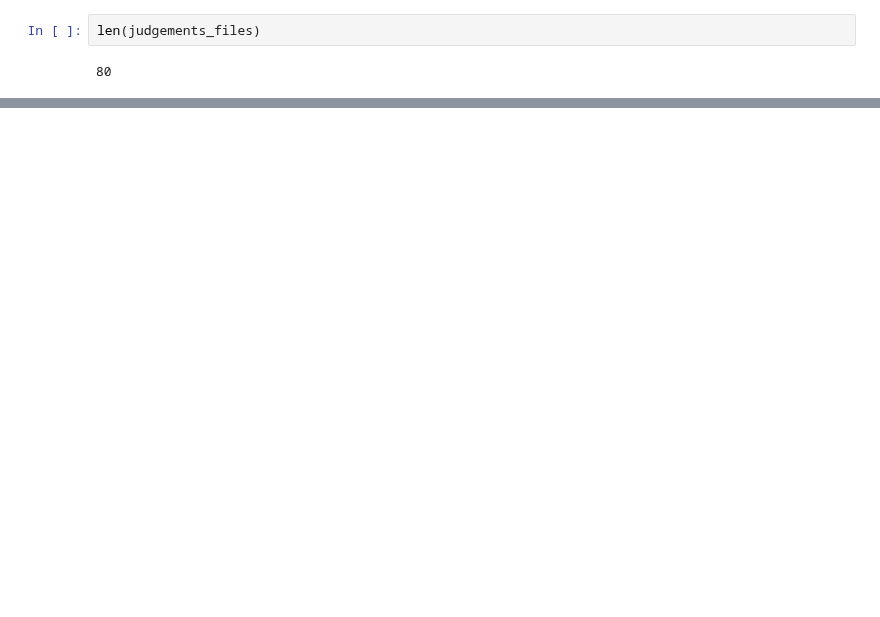
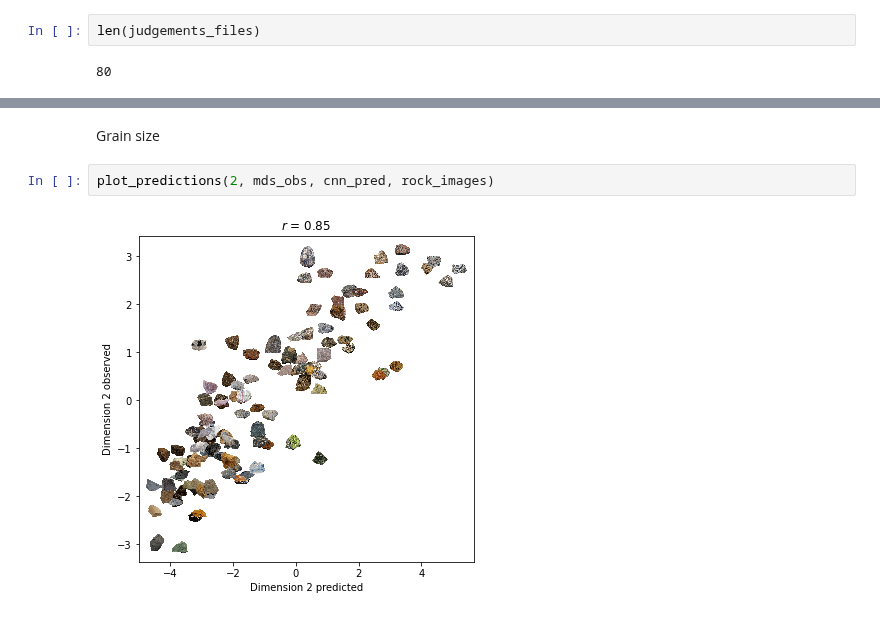
Before and after one commit to dominikpegler/mds_cnn, a Jupyter notebook: sanders_nosofsky_2020/mds.ipynb, the cells around one changed output, grey strips where cells are left out. Cells and saved outputs as stored; diff of their text form; blank space fills up the shorter version.

```diff
--- a/sanders_nosofsky_2020/mds.ipynb
+++ b/sanders_nosofsky_2020/mds.ipynb
@@ -124,0 +165,6 @@ len(judgements_files)
+# %% [markdown]
+Grain size
+# %%
+plot_predictions(2, mds_obs, cnn_pred, rock_images)
+# %% [output]
+[figure, added]
```
Also changed, not shown: parts of 26 cells of this notebook, 1 other file.
